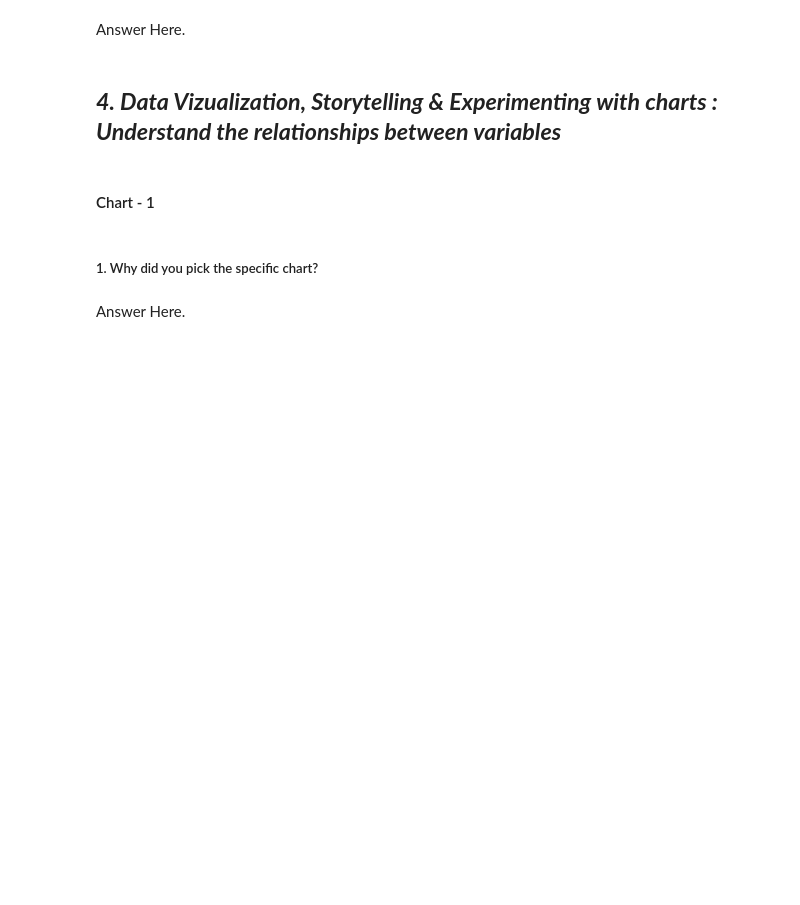
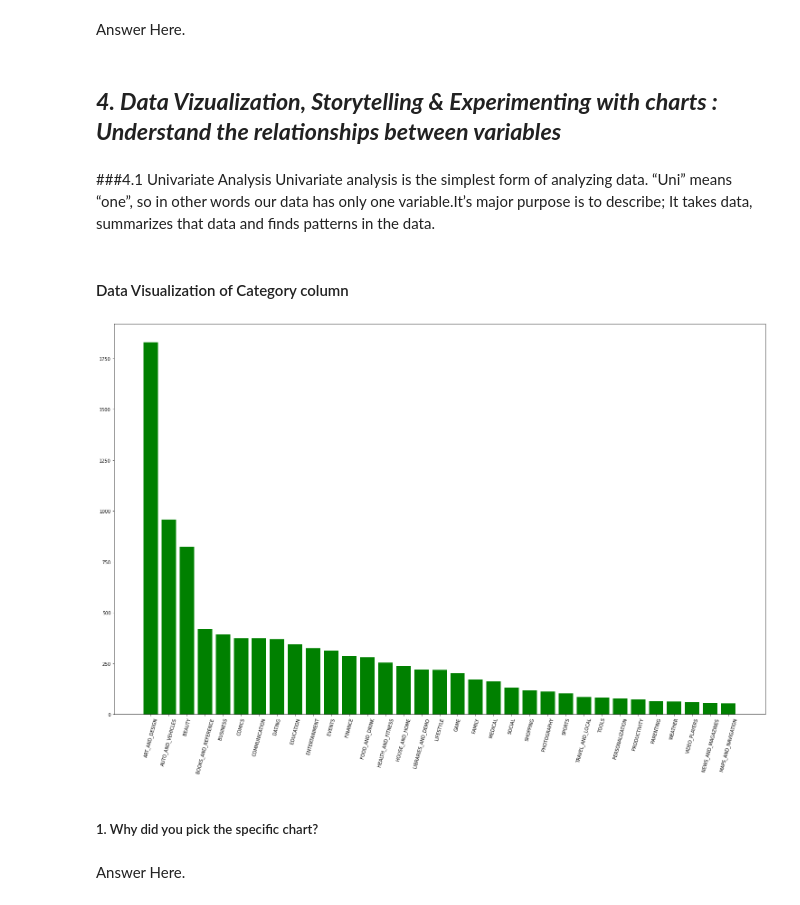
Before and after one commit to sabitendu/EDA-Capstone-Project-on-Play-Store-App-Review-Analysis, a Jupyter notebook: playstore_app_review_analysis.ipynb, the cells around one changed output. Drawn from its saved outputs; the diff is of its cells as text; code cells hidden in the pictures; blank space fills up the shorter version.

```diff
--- a/playstore_app_review_analysis.ipynb
+++ b/playstore_app_review_analysis.ipynb
@@ -403,0 +696,4 @@ Here we can see that App has 9659 number of unique values.It is the primary key
+# %%
+#apply the function to convert install data into numeric
+df_ps['Installs']=df_ps['Installs'].apply(lambda x:install_to_numeric(x))
+df_ps.head()
@@ -403,0 +710,14 @@ Here we can see that App has 9659 number of unique values.It is the primary key
+# %%
+def price_to_numeric(price):
+  '''
+  This function is to convert price column datatype into numeric
+  '''
+  if '$' in price:
+    new_price=float(price.replace('$',''))
+    return new_price
+  else:
+    return float(price)
+# %%
+# apply the function into  price column
+df_ps['Price']=df_ps['Price'].apply(lambda x:price_to_numeric(x))
+df_ps.head()
@@ -403,0 +734,4 @@ Here we can see that App has 9659 number of unique values.It is the primary key
+# %%
+# Pandas to_datetime() function applied to the values in the last updated column
+df_ps['Last Updated']=pd.to_datetime(df_ps['Last Updated'])
+df_ps.head()
@@ -407,5 +956,3 @@ Here we can see that App has 9659 number of unique values.It is the primary key
 Answer Here.
 # %% [markdown]
 ## ***4. Data Vizualization, Storytelling & Experimenting with charts : Understand the relationships between variables***
-# %% [markdown]
-#### Chart - 1
@@ -414,3 +959,19 @@ Answer Here.
+# %% [markdown]
+###4.1 Univariate Analysis
+Univariate analysis is the simplest form of analyzing data. “Uni” means “one”, so in other words our data has only one variable.It’s major purpose is to describe; It takes data, summarizes that data and finds patterns in the data.
+# %% [markdown]
+#### Data Visualization of Category column
+# %%
+# Chart - 1 visualization code
+fig=plt.figure(figsize=(20,12))
+ax=fig.add_axes([0,0,1,1])
+data=df_ps['Category'].value_counts()
+label=df_ps['Category'].unique()
+ax.bar(label,data, color='green')
+plt.xticks(rotation=75)
+plt.show()
+# %% [output]
+[figure, added]
 # %% [markdown]
 ##### 1. Why did you pick the specific chart?
 # %% [markdown]
```
Also changed, not shown: parts of 90 cells of this notebook.
